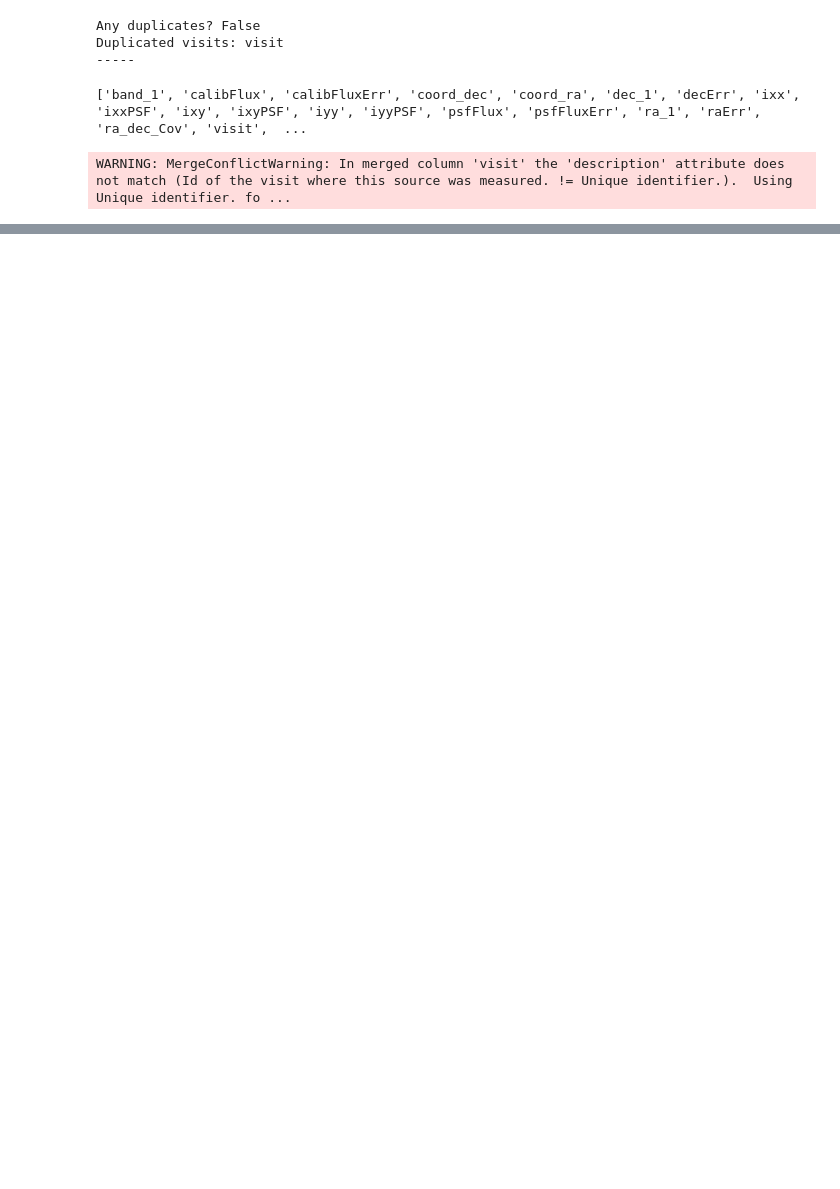
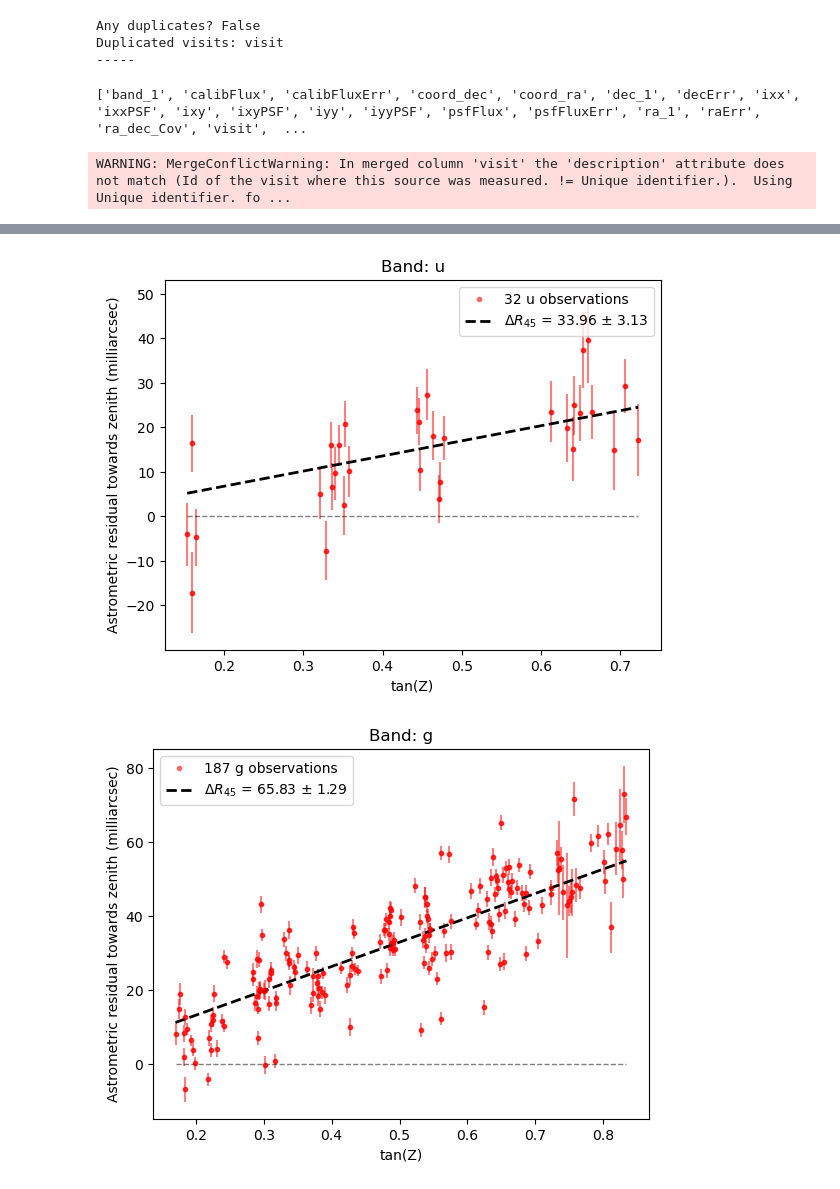
Before and after one commit to LSSTDESC/DifferentialCR, a Jupyter notebook: DCR_in_DP1.ipynb, the cells around one changed output, grey strips where cells are left out. Cells and saved outputs as stored; diff of their text form; code cells hidden in the pictures; blank space fills up the shorter version.

```diff
--- a/DCR_in_DP1.ipynb
+++ b/DCR_in_DP1.ipynb
@@ -897,0 +935,46 @@ y -7.0 +- 11.89
+# %%
+# Plot the residuals along the zenith direction vs zenith angle, for each band
+# Also plot a trendline of the form A*tan(z)
+
+def dR_model(z, c):
+    return c * np.tan(z * np.pi/180)
+
+for band in 'ugrizy':
+    band_mask = master['band_1'] == band
+
+    #Optional: add another mask to throw out large errors
+    error_mask = master['dR_err'] <  50 / ( 3600 * 10**3)# degrees
+    band_mask = band_mask & error_mask
+
+    if np.sum(band_mask) > 0:
+
+        airmass = master[band_mask]['airmass']
+        z = np.arccos(1 / airmass) * 180 / np.pi
+        tanZ = np.tan(z * np.pi/180)
+
+        dR = master['dR'][band_mask]
+        dR_err = master['dR_err'][band_mask]
+
+        popt, pcov = curve_fit(dR_model, z, dR, sigma = dR_err, p0 = [0])
+        perr = np.sqrt(np.diag(pcov))
+
+        #plot dR in milliarcsec as a function of tan(zenith angle)
+        plt.plot(tanZ, dR * 3600 * 10**3,  ls = '', marker = '.', alpha = 0.5, color = 'r', label = f'{len(dR)} {band} observations')
+        plt.errorbar(tanZ, dR * 3600 * 10**3, yerr = dR_err * 3600 * 10**3, ls = '', marker = '.', alpha = 0.5, color = 'r')
+
+        #plot a trendline
+        z_temp = np.linspace(min(z), max(z), 20)
+        tanZ_temp = np.tan(z_temp * np.pi/180)
+        plt.plot(tanZ_temp, dR_model(z_temp, *popt) * 3600 * 10**3, 'k--', linewidth = 2, label = rf'$\Delta R_{{45}}$ = {np.round(popt[0]*3600*1000, 2)} $\pm$ {np.round(perr[0]*3600*1000, 2)}') #label = 'Trendline: A tan(z)')
+
+        plt.plot(tanZ_temp, np.zeros(len(z_temp)) * 3600 * 10**3, 'k--', alpha = 0.5, linewidth = 1) #, label = 'Flat')
+
+        plt.title(f'Band: {band}')
+        plt.xlabel('tan(Z)')
+        plt.ylabel('Astrometric residual towards zenith (milliarcsec)')
+        plt.legend()
+        plt.show()
+        plt.close()
+# %% [output]
+[figure, new version]
+[figure, new version]
```
Also changed, not shown: parts of 11 cells of this notebook, 2 other files.
